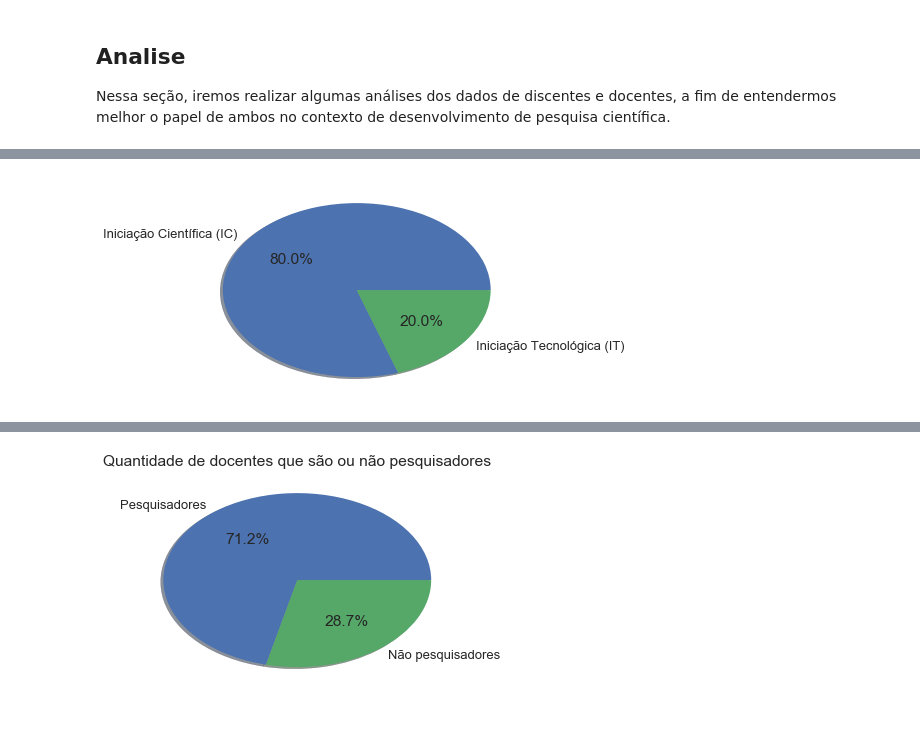
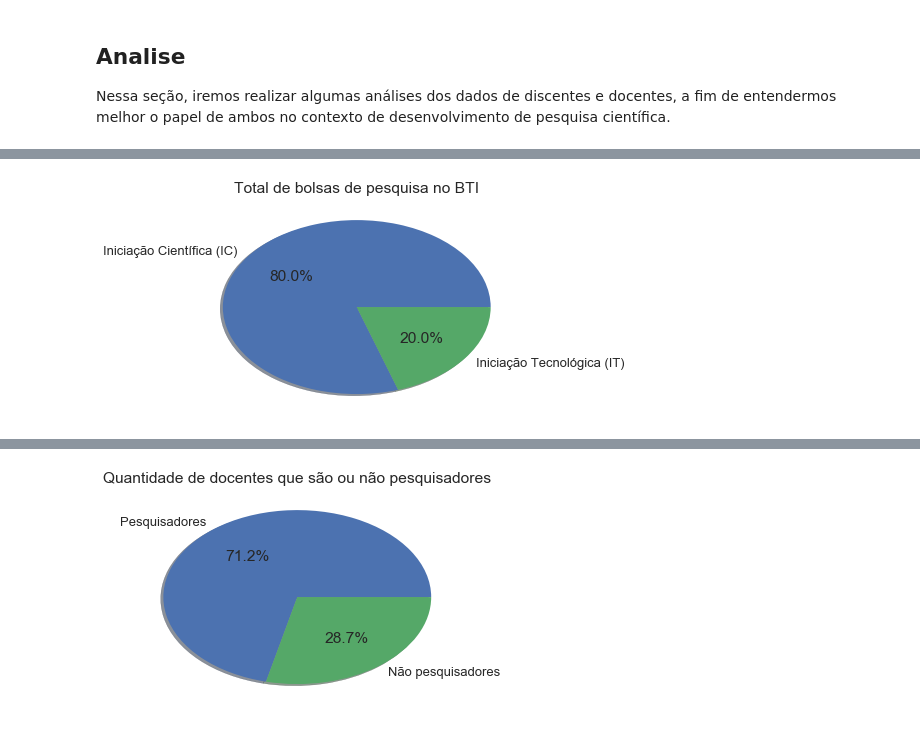
Before and after one commit to alvarofpp/imd0033-imd-pesquisa, a Jupyter notebook: IMD Pesquisa.ipynb, the cells around one changed output, grey strips where cells are left out. Saved outputs shown, nothing was run; the diff lists cells and outputs as text; code cells hidden in the pictures.

```diff
--- a/IMD Pesquisa.ipynb
+++ b/IMD Pesquisa.ipynb
@@ -237,11 +265,12 @@ Text(9.223,0.5,'Quantidade')
 # %%
 ## Qual a porcentagem de bolsistas em cada categoria?
 
 categorias = df_discentes_bolsistas.categoria.value_counts()
 
 # Definimos as caracteristicas do gráfico de pizza e mostramos
 sns.set(font_scale=1.3)
 plt.pie(list(categorias), labels=list(categorias.keys()), autopct='%1.1f%%', shadow=True)
+plt.title('Total de bolsas de pesquisa no BTI')
 plt.show()
 # %% [output]
-[figure, old version]
+[figure, new version]
```
Also changed, not shown: parts of 14 cells of this notebook, 4 other files.
